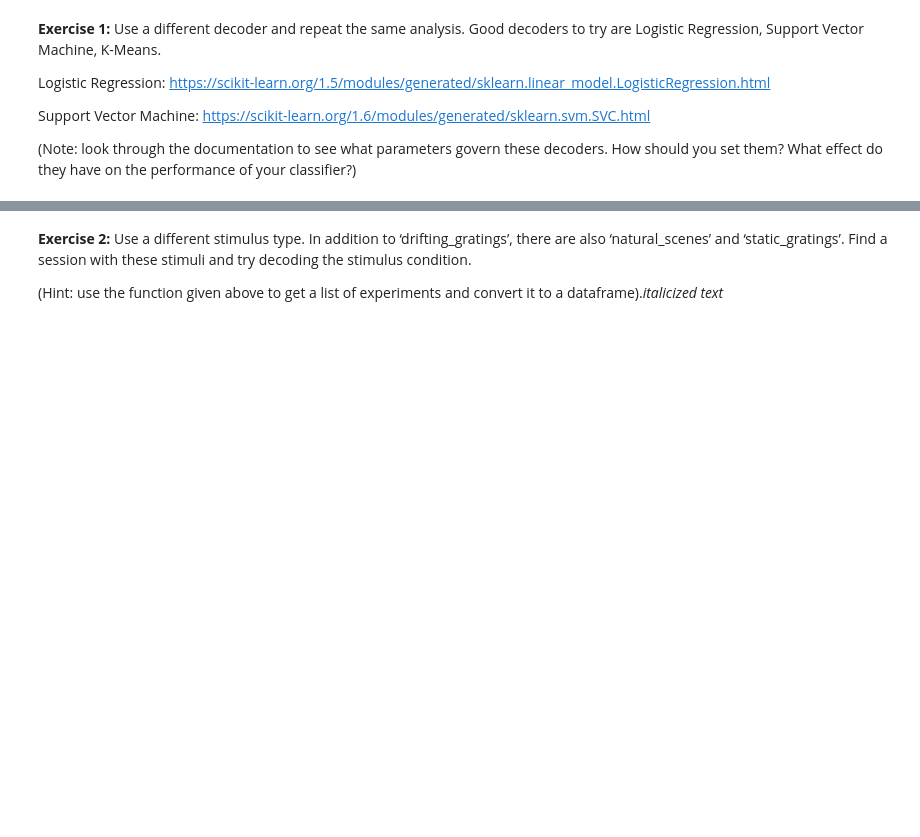
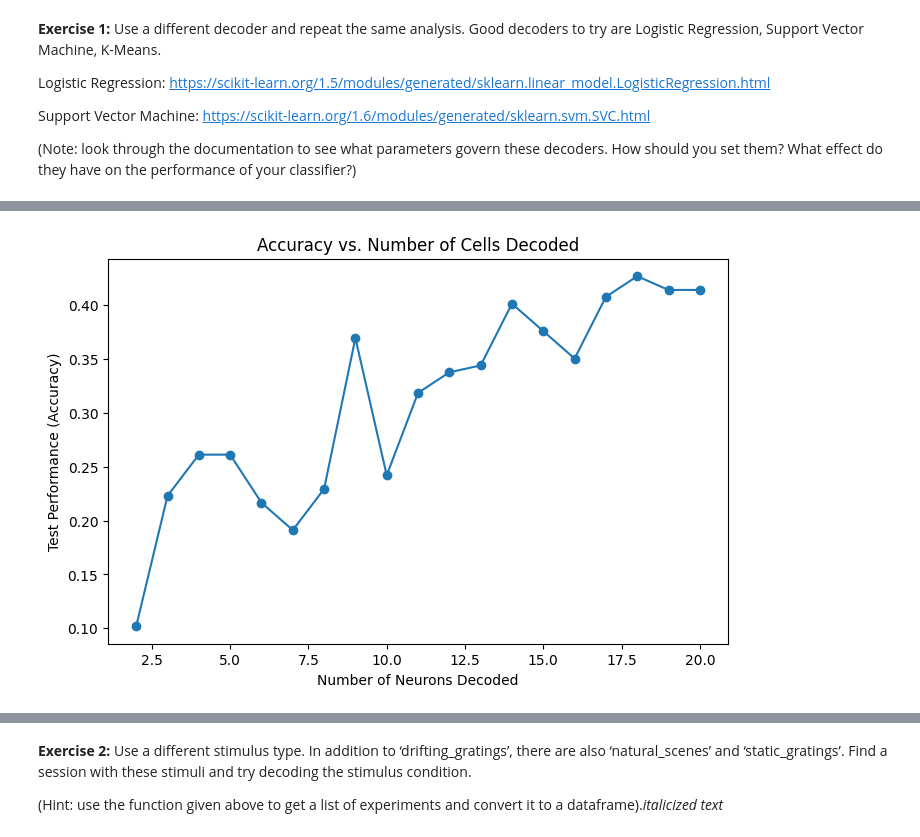
Before and after one commit to anniey27/amath342, a Jupyter notebook: HW3_Decoding.ipynb, the cells around one changed output, grey strips where cells are left out. Saved outputs shown, nothing was run; the diff lists cells and outputs as text; code cells hidden in the pictures; blank space fills up the shorter version.

```diff
--- a/HW3_Decoding.ipynb
+++ b/HW3_Decoding.ipynb
@@ -376,0 +348,36 @@ Weights shape: (9, 2)
+# %%
+# -----------------------------
+# ACCURACY VS. NUMBER OF CELLS DECODED PLOT
+# -----------------------------
+from sklearn.linear_model import LogisticRegression
+
+# array for storing performance values for different numbers of neurons
+performance = np.zeros(num_neurons - 2)
+
+test_index = int(0.75 * num_trials)
+stim_train_n = stim[:test_index]
+stim_test_n = stim[test_index:]
+
+for n in range(2, num_neurons):
+    neuron_indices = np.random.permutation(np.arange(num_neurons))[:n]
+
+    activity_train_n = activity[:test_index, neuron_indices]
+    activity_test_n = activity[test_index:, neuron_indices]
+
+    # create and train Logistic Regression classifier
+    n_classifier = LogisticRegression(max_iter=1000)
+    n_classifier.fit(activity_train_n, stim_train_n)
+
+    # predict on the test set and compute  accuracy
+    stim_test_hat_n = n_classifier.predict(activity_test_n)
+    performance[n - 2] = np.mean(stim_test_hat_n == stim_test_n)
+
+# plot the accuracy vs. number of neurons decoded
+plt.figure(figsize=(8, 5))
+plt.plot(np.arange(2, num_neurons), performance, marker='o')
+plt.xlabel('Number of Neurons Decoded')
+plt.ylabel('Test Performance (Accuracy)')
+plt.title('Accuracy vs. Number of Cells Decoded')
+plt.show()
+# %% [output]
+[figure, added]
```
Also changed, not shown: parts of 5 cells of this notebook.
